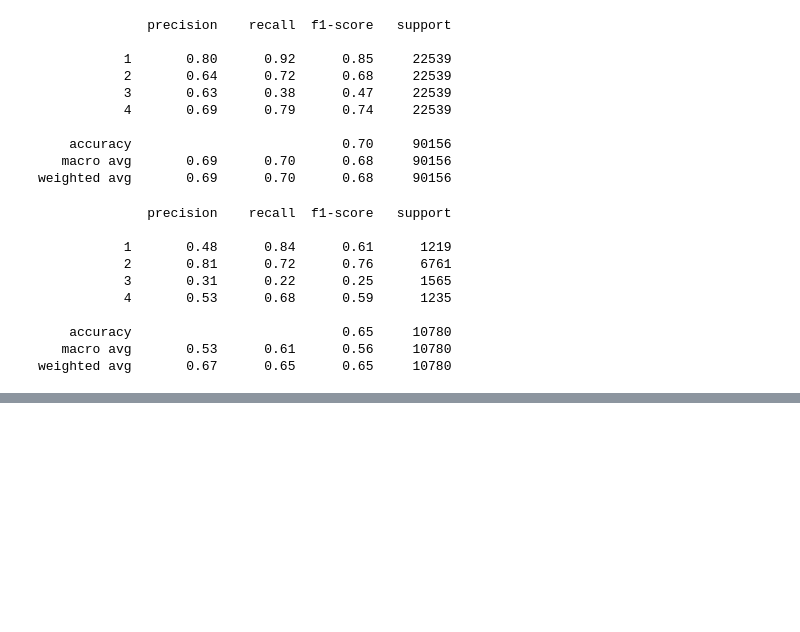
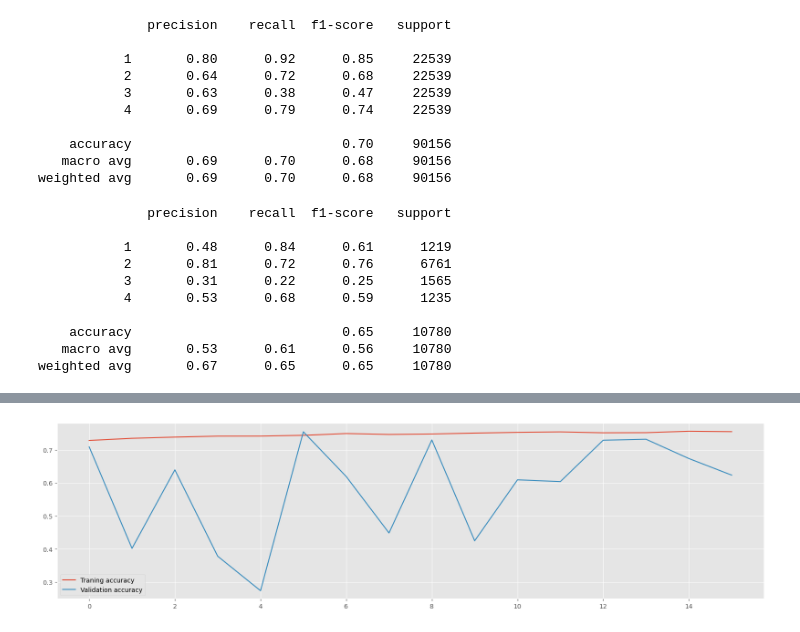
Before and after one commit to SarkarPriyanshu/DefaultedCustomerPerdiction, a Jupyter notebook: Churn_Customer_Analysis.ipynb, the cells around one changed output, grey strips where cells are left out. Saved outputs shown, nothing was run; the diff lists cells and outputs as text; code cells hidden in the pictures; blank space fills up the shorter version.

```diff
--- a/Churn_Customer_Analysis.ipynb
+++ b/Churn_Customer_Analysis.ipynb
@@ -1044,0 +1056,21 @@ weighted avg       0.71      0.68      0.69      2090
+# %%
+WinsorizerFeatures = [feature for feature in X_train.select_dtypes(exclude='object').columns.to_list() if X_train[feature].nunique() > 50]
+# %%
+pipe = Pipeline([
+    ('MeanMedianImputer',MeanMedianImputer(imputation_method='median',variables=NullValueFeatures)),
+    ('OneHotEncoder',OneHotEncoder(variables=OnehotCatFeatures,drop_last_binary=True)),
+    ('OrdinalEncoder',OrdinalEncoder(variables=OrdinalCatFeatures)),
+    ('Winsorizer',Winsorizer(variables=WinsorizerFeatures,capping_method='quantiles'))
+])
+
+pipe = pipe.fit(X_train,y_train)
+
+X_train_tm = pipe.transform(X_train)
+X_val_tm = pipe.transform(X_val)
+# %%
+earlyStopper = keras.callbacks.EarlyStopping(
+    monitor="val_loss",
+    patience=10,
+)
+# %%
+history = model.fit(X_train_tm, y_train, validation_data=(X_val_tm, y_val), epochs=50, callbacks=[earlyStopper])
@@ -1044,0 +1095,8 @@ weighted avg       0.71      0.68      0.69      2090
+# %%
+plt.figure(figsize=(20,5))
+plt.plot(history.history['accuracy'],label='Traning accuracy')
+plt.plot(history.history['val_accuracy'],label='Validation accuracy')
+plt.legend()
+plt.show()
+# %% [output]
+[figure, added]
```
Also changed, not shown: parts of 14 cells of this notebook.
